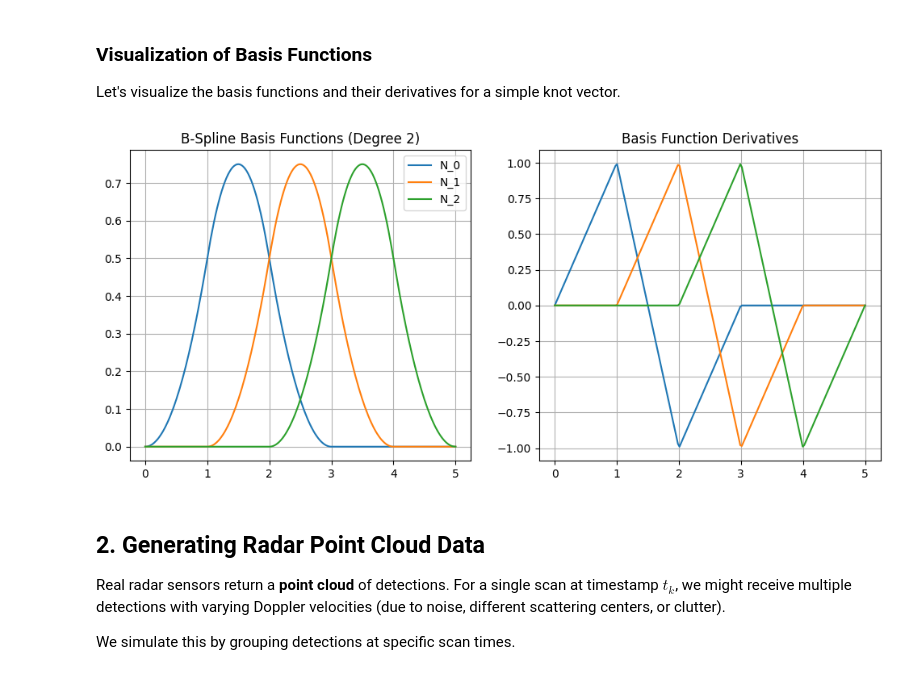
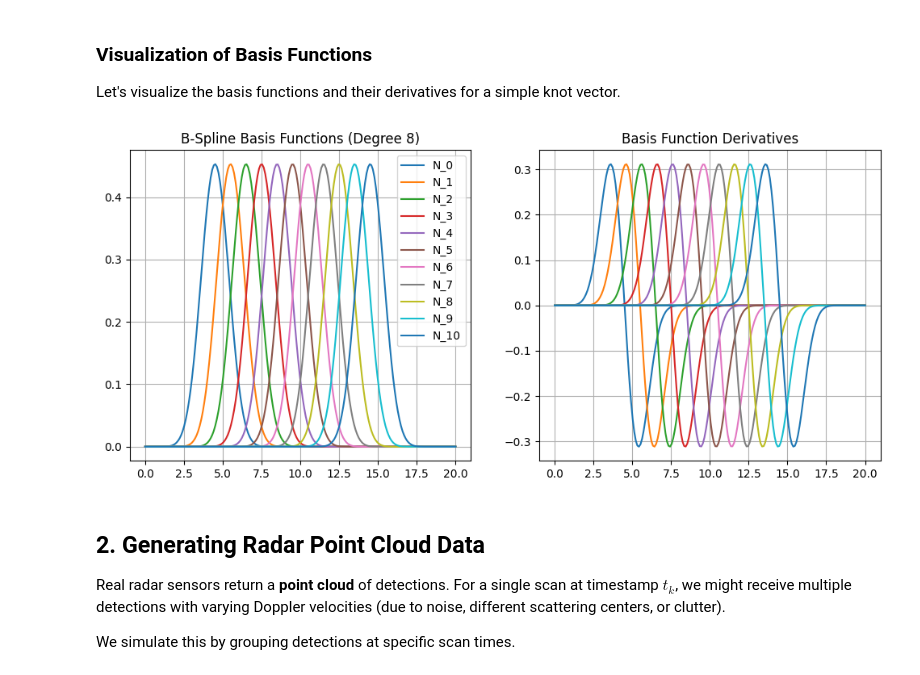
Before and after one commit to Dr1zz3l/spline-rio, a Jupyter notebook: analysis/notebooks/BSpline_Doppler_Tutorial.ipynb, the cells around one changed output. Drawn from its saved outputs; the diff is of its cells as text; code cells hidden in the pictures.

```diff
--- a/analysis/notebooks/BSpline_Doppler_Tutorial.ipynb
+++ b/analysis/notebooks/BSpline_Doppler_Tutorial.ipynb
@@ -86,34 +86,34 @@ def basis_derivative(t, i, p, knots):
 ### Visualization of Basis Functions
 Let's visualize the basis functions and their derivatives for a simple knot vector.
 # %%
-degree = 2
-knots = np.arange(0, 6, 1)
+degree = 8
+knots = np.arange(0, 20, 1)
 num_bases = len(knots) - degree - 1
 
-t_eval = np.linspace(0, 5, 200)
+t_eval = np.linspace(0, 20, 200)
 
 plt.figure(figsize=(12, 5))
 
 # Plot Basis Functions
 plt.subplot(1, 2, 1)
 for i in range(num_bases):
     vals = [basis_function(t, i, degree, knots) for t in t_eval]
     plt.plot(t_eval, vals, label=f'N_{i}')
 plt.title(f'B-Spline Basis Functions (Degree {degree})')
 plt.grid(True)
 plt.legend()
 
 # Plot Derivatives
 plt.subplot(1, 2, 2)
 for i in range(num_bases):
     vals = [basis_derivative(t, i, degree, knots) for t in t_eval]
     plt.plot(t_eval, vals, label=f'N\'_{i}')
 plt.title('Basis Function Derivatives')
 plt.grid(True)
 
 plt.show()
 # %% [output]
-[figure, old version]
+[figure, new version]
 # %% [markdown]
 ## 2. Generating Radar Point Cloud Data
 Real radar sensors return a **point cloud** of detections. For a single scan at timestamp $t_k$, we might receive multiple detections with varying Doppler velocities (due to noise, different scattering centers, or clutter).
```
Also changed, not shown: parts of 5 cells of this notebook.
